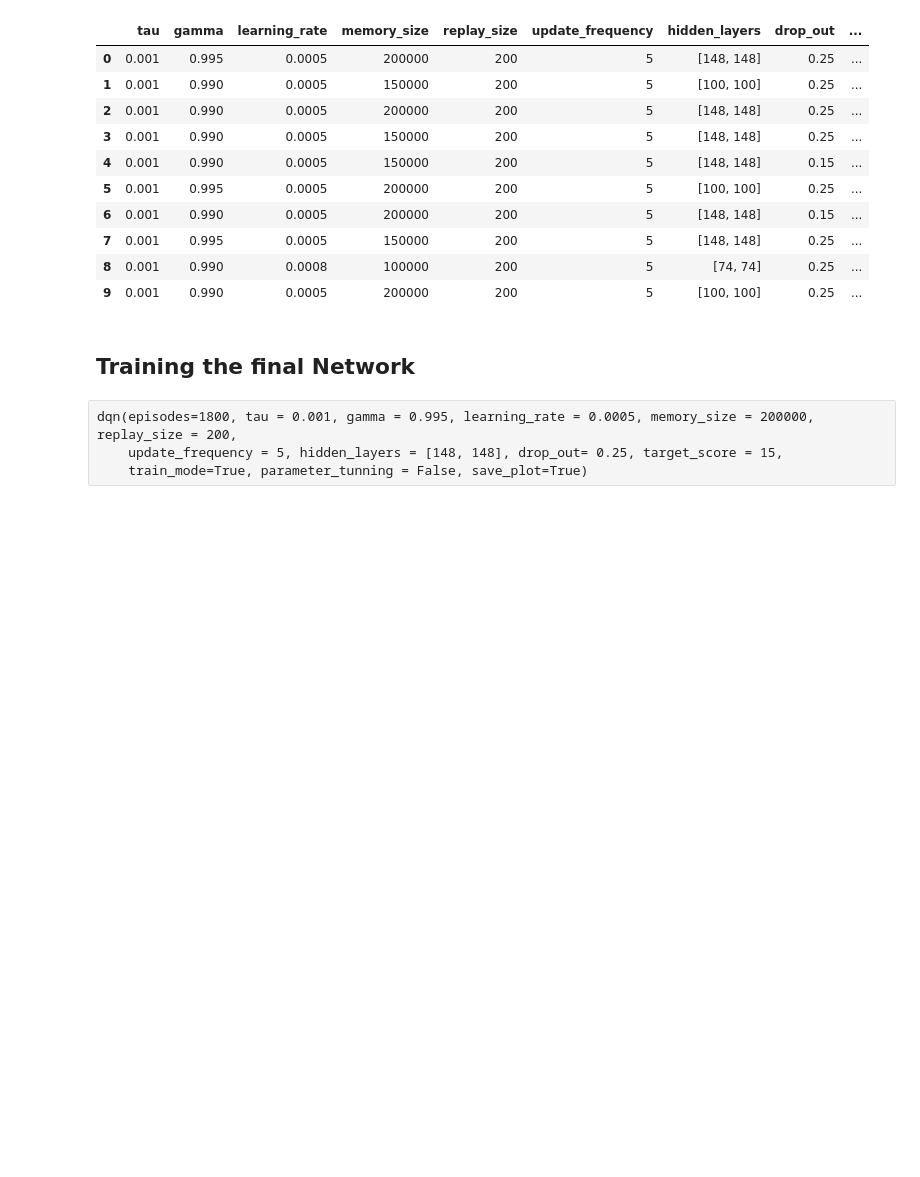
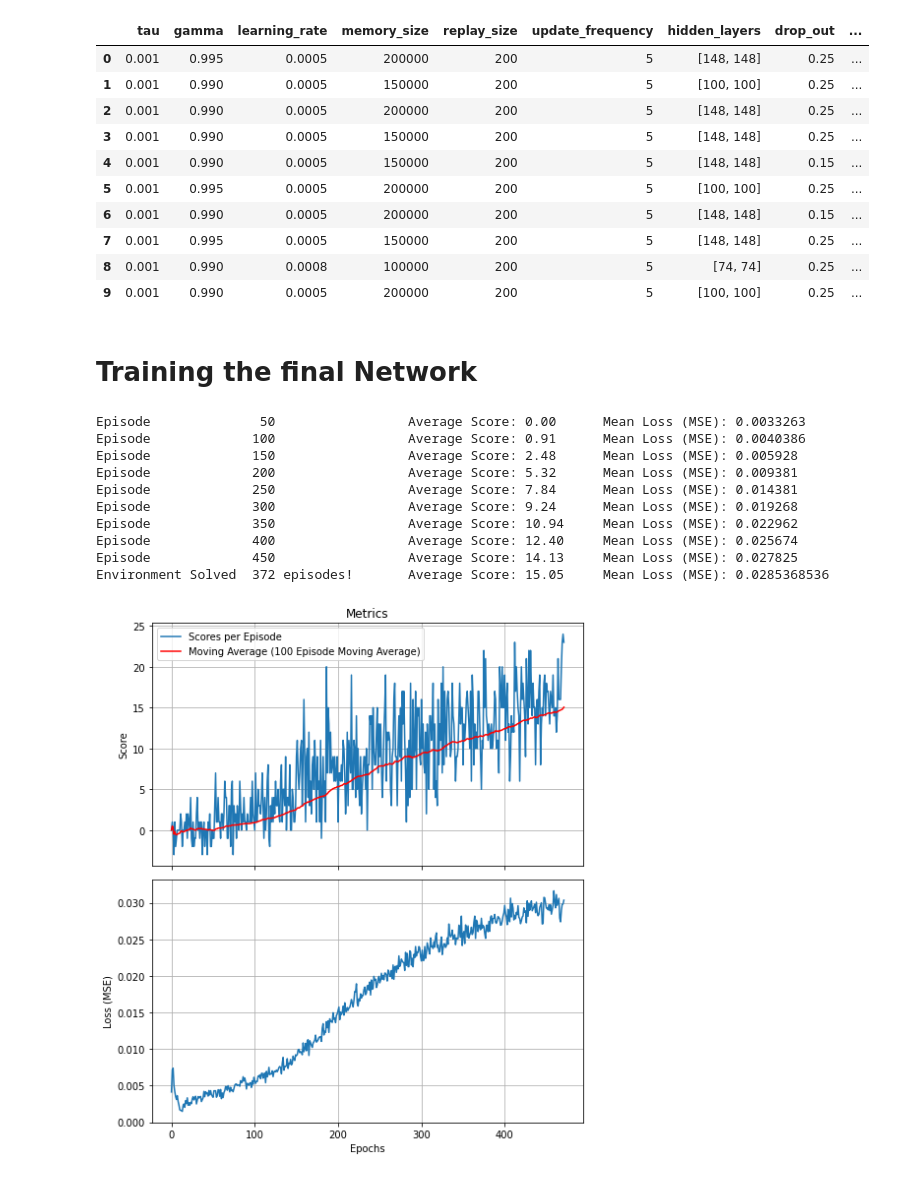
Before and after one commit to jeroencvlier/DeepLearning-Navigation, a Jupyter notebook: NavigationWorkbook.ipynb, the cells around one changed output. Saved outputs shown, nothing was run; the diff lists cells and outputs as text; code cells hidden in the pictures; blank space fills up the shorter version.

```diff
--- a/NavigationWorkbook.ipynb
+++ b/NavigationWorkbook.ipynb
@@ -32,8 +32,10 @@ device = torch.device("cuda:0" if torch.cuda.is_available() else "cpu")
 # %% [markdown]
 ## Prepare gaming environment
 # %%
-try: env = UnityEnvironment(file_name="Banana.app")
-except: env = UnityEnvironment(file_name="/data/Banana_Linux_NoVis/Banana.x86_64")
+# insert the filepath to the downloaded banana app
+filepath = "Banana.app"
+
+env = UnityEnvironment(file_name=filepath)
 
 # get the default brain
 brain_name = env.brain_names[0]
@@ -104,7 +106,6 @@ class Net(nn.Module):
 # %%
 class Agent():
     '''Defines the agent that interacts and learns with the environment'''
-
     def __init__(self, state_size, action_size, seed, tau, gamma, learning_rate, memory_size, replay_size, update_frequency, hidden_layers, drop_out):
 
         # Preset variables for learning
@@ -149,9 +150,8 @@ class Agent():
 
     def act(self, state, eps=0.):
         '''Action givern current state. Returns an integer if in non train mode, otherwise returns a tensor of possible actions.
-
-        state      : Current state
-        eps (float): Epsilon, preset to zero for non train mode
+        state ([float]) : Current state
+        eps     (float) : Epsilon, preset to zero for non train mode
         '''
         # Epsilon-greedy action selection
         if random.random() > eps:
@@ -165,9 +165,7 @@ class Agent():
 
     def learn(self, experiences):
         '''Update value parameters using given batch of experience tuples.
-
-        experiences (Tuple[torch.Tensor]): tuple of (s, a, r, s', done) tuples
-        gamma (float): discount factor
+        experiences (tuple) : state, action, reward, next_state, done
 
         Soft update: θ_target = τ * θ_local + (1 - τ) * θ_target
         '''
@@ -534,11 +531,23 @@ TuningDf_loaded[:10] # Top 10
 | 8 | 0.001 | 0.990 | 0.0008 | 100000 | 200 | 5 | [74, 74] | 0.25 | ... |
 | 9 | 0.001 | 0.990 | 0.0005 | 200000 | 200 | 5 | [100, 100] | 0.25 | ... |
 # %% [markdown]
-## Training the final Network
+# Training the final Network
-# %% [raw]
-dqn(episodes=1800, tau = 0.001, gamma = 0.995, learning_rate = 0.0005, memory_size = 200000, replay_size = 200,
-    update_frequency = 5, hidden_layers = [148, 148], drop_out= 0.25, target_score = 15,
-    train_mode=True, parameter_tunning = False, save_plot=True)
+# %%
+dqn(episodes=1800, tau = 0.001, gamma = 0.995, learning_rate = 0.0005, memory_size = 200000,
+    replay_size = 200, update_frequency = 5, hidden_layers = [148, 148], drop_out= 0.25,
+    target_score = 15, train_mode=True, parameter_tunning = False, save_plot=True)
+# %% [output]
+Episode              50                 Average Score: 0.00      Mean Loss (MSE): 0.0033263
+Episode             100                 Average Score: 0.91      Mean Loss (MSE): 0.0040386
+Episode             150                 Average Score: 2.48      Mean Loss (MSE): 0.005928
+Episode             200                 Average Score: 5.32      Mean Loss (MSE): 0.009381
+Episode             250                 Average Score: 7.84      Mean Loss (MSE): 0.014381
+Episode             300                 Average Score: 9.24      Mean Loss (MSE): 0.019268
+Episode             350                 Average Score: 10.94     Mean Loss (MSE): 0.022962
+Episode             400                 Average Score: 12.40     Mean Loss (MSE): 0.025674
+Episode             450                 Average Score: 14.13     Mean Loss (MSE): 0.027825
+Environment Solved  372 episodes!       Average Score: 15.05     Mean Loss (MSE): 0.0285368536
+[figure, added]
 # %% [markdown]
 # Wacthing a trained netowrk
 
```
Also changed, not shown: parts of 6 cells of this notebook, 4 other files.
